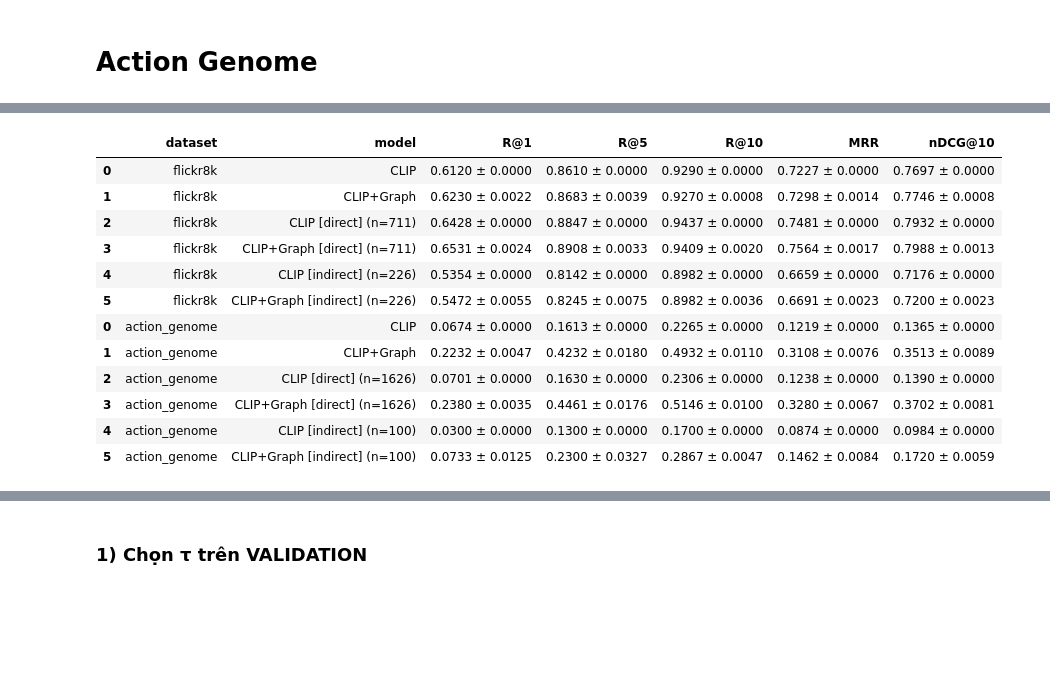
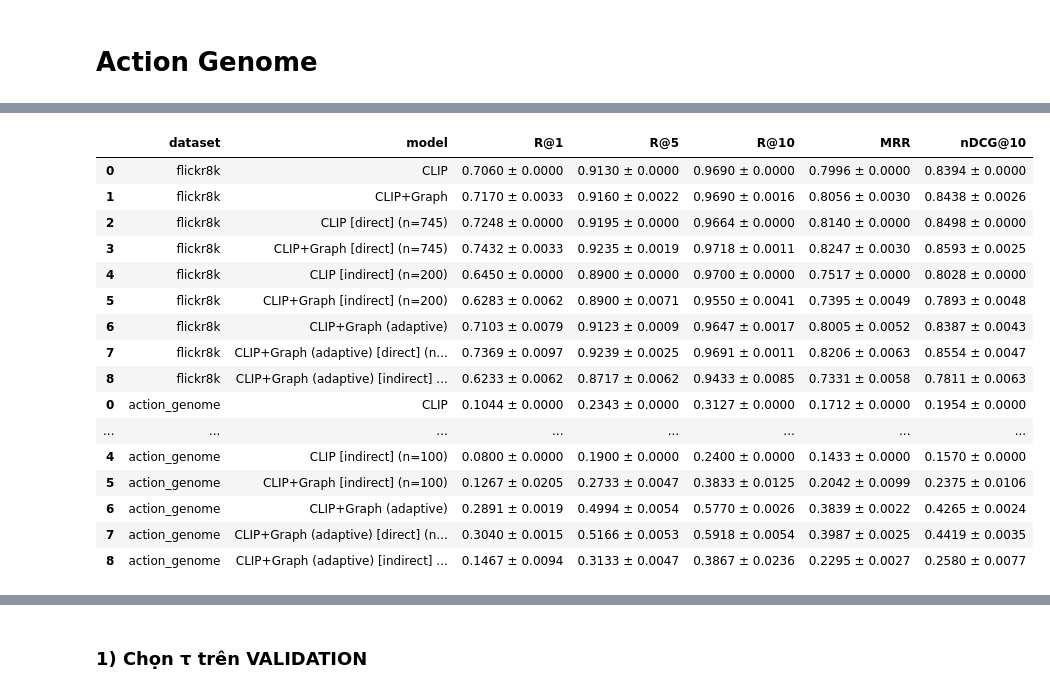
Before and after one commit to trinhphamtrunghieu/du-lieu-do-thi, a Jupyter notebook: v1_grap_project.ipynb, the cells around one changed output, grey strips where cells are left out. Cells and saved outputs as stored; diff of their text form; code cells hidden in the pictures; blank space fills up the shorter version.

```diff
--- a/v1_grap_project.ipynb
+++ b/v1_grap_project.ipynb
@@ -79,9 +79,9 @@ class CFG:
     test_ratio   = 0.20
 
     # --- CLIP ---
-    clip_model   = "ViT-B-32"
-    clip_weights = "laion2b_s34b_b79k"
-    clip_bs      = 256
+    clip_model   = "ViT-L-14"                 # trước: ViT-B-32. Tagger + baseline mạnh hơn rõ rệt
+    clip_weights = "laion2b_s32b_b82k"
+    clip_bs      = 128                        # ViT-L tốn bộ nhớ hơn; L4 24GB chạy 128 ổn
 
     # --- đồ thị ---
     max_path_len      = 3
@@ -136,8 +136,13 @@ class CFG:
     # --- thí nghiệm ---
     seeds        = [0, 1, 2]
     alpha_grid   = [0.0, 0.2, 0.4, 0.5, 0.6, 0.7, 0.8, 0.9, 1.0]
-    lambda_grid  = [0.0, 0.25, 0.5, 0.75, 1.0]
+    lambda_grid  = [0.0, 0.25, 0.5, 0.75]     # bỏ 1.0: λ=1 ⇒ s_path có trọng số 0 ⇒ giải thích không trung thực với điểm cuối
     ablations    = ("none", "random_edges", "no_relations", "no_scene", "no_related", "no_concept")
+
+    adaptive_fusion = True
+    fusion_steps    = 300
+    fusion_tau      = 0.2
+    fusion_wd       = 1e-2
 
     # --- xAI ---
     n_explain_queries = 20
@@ -1593,7 +1722,7 @@ def analyse_cases(art, records, n_success=5, n_fail=5):
     return cases
 
 
-def fidelity_study(art, n_queries=CFG.n_explain_queries):
+def fidelity_study(art, n_queries=CFG.n_explain_queries, top_m_paths_min=CFG.top_m_paths):
     eng, graph, model = art["engine"], art["graph"], art["model"]
     part = art["parts"]["test"]
     rows = []
@@ -1604,6 +1733,8 @@ def fidelity_study(art, n_queries=CFG.n_explain_queries):
             continue
         expl, s, det = explain_and_score(model, graph, int(part["gold_pos"][i]), cids)
         if det["n_paths"] == 0:
+            continue
+        if det["n_paths"] <= top_m_paths_min:   # quá ít đường đi ⇒ giải thích = toàn bộ, đối chứng vô nghĩa
             continue
         rows.append(dict(group=eng.queries[qi]["group"], **det,
                          drop_explanation=det["score_full"] - det["score_without_explanation"],
@@ -1903,7 +2034,7 @@ def load_flickr8k():
 
 
 def encode_flickr8k(records, parts):
-    cache = CFG.out_dir / "cache" / f"clip_flickr8k_{len(records)}.npz"
+    cache = CFG.out_dir / "cache" / f"clip_flickr8k_{CFG.clip_model}_{CFG.clip_weights}_{len(records)}.npz"
     if cache.exists():
         z = np.load(cache); print("Dùng lại cache CLIP:", cache.name); return z["img"], z["txt"]
     import open_clip
@@ -2608,6 +2797,7 @@ DATA_PATH = "/content/drive/MyDrive/DLDT/dataset/action-genome"
 # CẤP ĐỘ 2 — DATASET THỨ HAI: ACTION GENOME (text-to-video)
 # Chạy toàn bộ pipeline trên AG mà KHÔNG ghi đè kết quả Flickr8k.
 # =====================================================================================
+import os
 import nltk
 from contextlib import contextmanager
 from nltk.stem import WordNetLemmatizer
@@ -2694,7 +2884,7 @@ def load_action_genome():
 
 def encode_action_genome(recs):
     """CLIP từng frame → mean-pool theo thời gian → L2. Văn bản = mô tả Charades."""
-    cache = CFG.out_dir / "cache" / f"clip_ag_{len(recs)}.npz"
+    cache = CFG.out_dir / "cache" / f"clip_ag_{CFG.clip_model}_{CFG.clip_weights}_{len(recs)}.npz"
     if cache.exists():
         z = np.load(cache); print("Dùng lại cache CLIP:", cache.name); return z["img"], z["txt"]
     import open_clip
@@ -2706,7 +2896,9 @@ def encode_action_genome(recs):
     model = model.to(DEVICE).eval()
     for p in model.parameters(): p.requires_grad_(False)
     items = [(i, p) for i, r in enumerate(recs) for p in r["frames"]]
-
+    missing = [p for _, p in items if not os.path.exists(p)]
+    assert len(missing) <= 0.01 * len(items), \
+        f"{len(missing)}/{len(items)} frame không tồn tại (vd {missing[:2]}) — kiểm tra DATA_PATH"
     class FrameDS(Dataset):
         def __len__(self): return len(items)
         def __getitem__(self, k):
@@ -2725,11 +2917,28 @@ def encode_action_genome(recs):
         img = np.zeros((len(recs), feats.shape[1]), np.float32)
         np.add.at(img, np.array([i for i, _ in items]), feats)
         img /= np.linalg.norm(img, axis=1, keepdims=True).clip(1e-8)
-        caps, txt = [r["caption"] for r in recs], []
-        for s in range(0, len(caps), CFG.clip_bs):
-            tok = tokenizer(caps[s:s + CFG.clip_bs]).to(DEVICE)
-            txt.append(F.normalize(model.encode_text(tok), dim=-1).float().cpu().numpy())
-    txt = np.concatenate(txt)
+        caps = [r["caption"] for r in recs]
+        # Mô tả Charades thường dài hơn 77 token ⇒ open_clip cắt cụt. Tách theo câu, mã hoá từng câu,
+        # lấy trung bình. Giữ cả bản cắt cụt; chọn bản nào bằng MRR CLIP trên VAL (không nhìn test).
+        pieces, owner = [], []
+        for i, t in enumerate(caps):
+            sents = [s.strip() for s in re.split(r"(?<=[.!?])\s+", t) if len(s.strip().split()) >= 2] or [t]
+            pieces += sents; owner += [i] * len(sents)
+        enc = lambda xs: np.concatenate([F.normalize(model.encode_text(tokenizer(xs[s:s + CFG.clip_bs]).to(DEVICE)),
+                                                     dim=-1).float().cpu().numpy()
+                                         for s in range(0, len(xs), CFG.clip_bs)])
+        txt_trunc = enc(caps)
+        E = enc(pieces); txt_chunk = np.zeros_like(txt_trunc)
+        np.add.at(txt_chunk, np.array(owner), E)
+        txt_chunk /= np.linalg.norm(txt_chunk, axis=1, keepdims=True)
+        va = np.array([i for i, r in enumerate(recs) if r["split"] == "val"])
+        mrr = lambda T: reciprocal_ranks(np.tile(va, (len(va), 1)), T[va] @ img[va].T, va).mean()
+        m_t, m_c = mrr(txt_trunc), mrr(txt_chunk)
+        assert max(m_t, m_c) > 0.02, \
+            f"CLIP VAL MRR {max(m_t, m_c):.4f} ≈ ngẫu nhiên — frame hỏng hoặc ảnh/văn bản lệch thứ tự"
+        txt = txt_chunk if m_c > m_t else txt_trunc
+        log(f"Văn bản AG — VAL MRR CLIP: cắt cụt {m_t:.4f} | theo câu {m_c:.4f} → dùng "
+            f"{'theo câu' if m_c > m_t else 'cắt cụt'}")
     log(f"CLIP xong: ảnh {img.shape}, văn bản {txt.shape} → cache {cache.name}")
     del model; torch.cuda.empty_cache()
     np.savez_compressed(cache, img=img, txt=txt)
@@ -3047,13 +3256,17 @@ alpha
 |  | dataset | model | R@1 | R@5 | R@10 | MRR | nDCG@10 |
-| 0 | flickr8k | CLIP | 0.6120 ± 0.0000 | 0.8610 ± 0.0000 | 0.9290 ± 0.0000 | 0.7227 ± 0.0000 | 0.7697 ± 0.0000 |
-| 1 | flickr8k | CLIP+Graph | 0.6230 ± 0.0022 | 0.8683 ± 0.0039 | 0.9270 ± 0.0008 | 0.7298 ± 0.0014 | 0.7746 ± 0.0008 |
-| 2 | flickr8k | CLIP [direct] (n=711) | 0.6428 ± 0.0000 | 0.8847 ± 0.0000 | 0.9437 ± 0.0000 | 0.7481 ± 0.0000 | 0.7932 ± 0.0000 |
-| 3 | flickr8k | CLIP+Graph [direct] (n=711) | 0.6531 ± 0.0024 | 0.8908 ± 0.0033 | 0.9409 ± 0.0020 | 0.7564 ± 0.0017 | 0.7988 ± 0.0013 |
-| 4 | flickr8k | CLIP [indirect] (n=226) | 0.5354 ± 0.0000 | 0.8142 ± 0.0000 | 0.8982 ± 0.0000 | 0.6659 ± 0.0000 | 0.7176 ± 0.0000 |
-| 5 | flickr8k | CLIP+Graph [indirect] (n=226) | 0.5472 ± 0.0055 | 0.8245 ± 0.0075 | 0.8982 ± 0.0036 | 0.6691 ± 0.0023 | 0.7200 ± 0.0023 |
-| 0 | action_genome | CLIP | 0.0674 ± 0.0000 | 0.1613 ± 0.0000 | 0.2265 ± 0.0000 | 0.1219 ± 0.0000 | 0.1365 ± 0.0000 |
-| 1 | action_genome | CLIP+Graph | 0.2232 ± 0.0047 | 0.4232 ± 0.0180 | 0.4932 ± 0.0110 | 0.3108 ± 0.0076 | 0.3513 ± 0.0089 |
-| 2 | action_genome | CLIP [direct] (n=1626) | 0.0701 ± 0.0000 | 0.1630 ± 0.0000 | 0.2306 ± 0.0000 | 0.1238 ± 0.0000 | 0.1390 ± 0.0000 |
-| 3 | action_genome | CLIP+Graph [direct] (n=1626) | 0.2380 ± 0.0035 | 0.4461 ± 0.0176 | 0.5146 ± 0.0100 | 0.3280 ± 0.0067 | 0.3702 ± 0.0081 |
-| 4 | action_genome | CLIP [indirect] (n=100) | 0.0300 ± 0.0000 | 0.1300 ± 0.0000 | 0.1700 ± 0.0000 | 0.0874 ± 0.0000 | 0.0984 ± 0.0000 |
-| 5 | action_genome | CLIP+Graph [indirect] (n=100) | 0.0733 ± 0.0125 | 0.2300 ± 0.0327 | 0.2867 ± 0.0047 | 0.1462 ± 0.0084 | 0.1720 ± 0.0059 |
+| 0 | flickr8k | CLIP | 0.7060 ± 0.0000 | 0.9130 ± 0.0000 | 0.9690 ± 0.0000 | 0.7996 ± 0.0000 | 0.8394 ± 0.0000 |
+| 1 | flickr8k | CLIP+Graph | 0.7170 ± 0.0033 | 0.9160 ± 0.0022 | 0.9690 ± 0.0016 | 0.8056 ± 0.0030 | 0.8438 ± 0.0026 |
+| 2 | flickr8k | CLIP [direct] (n=745) | 0.7248 ± 0.0000 | 0.9195 ± 0.0000 | 0.9664 ± 0.0000 | 0.8140 ± 0.0000 | 0.8498 ± 0.0000 |
+| 3 | flickr8k | CLIP+Graph [direct] (n=745) | 0.7432 ± 0.0033 | 0.9235 ± 0.0019 | 0.9718 ± 0.0011 | 0.8247 ± 0.0030 | 0.8593 ± 0.0025 |
+| 4 | flickr8k | CLIP [indirect] (n=200) | 0.6450 ± 0.0000 | 0.8900 ± 0.0000 | 0.9700 ± 0.0000 | 0.7517 ± 0.0000 | 0.8028 ± 0.0000 |
+| 5 | flickr8k | CLIP+Graph [indirect] (n=200) | 0.6283 ± 0.0062 | 0.8900 ± 0.0071 | 0.9550 ± 0.0041 | 0.7395 ± 0.0049 | 0.7893 ± 0.0048 |
+| 6 | flickr8k | CLIP+Graph (adaptive) | 0.7103 ± 0.0079 | 0.9123 ± 0.0009 | 0.9647 ± 0.0017 | 0.8005 ± 0.0052 | 0.8387 ± 0.0043 |
+| 7 | flickr8k | CLIP+Graph (adaptive) [direct] (n... | 0.7369 ± 0.0097 | 0.9239 ± 0.0025 | 0.9691 ± 0.0011 | 0.8206 ± 0.0063 | 0.8554 ± 0.0047 |
+| 8 | flickr8k | CLIP+Graph (adaptive) [indirect] ... | 0.6233 ± 0.0062 | 0.8717 ± 0.0062 | 0.9433 ± 0.0085 | 0.7331 ± 0.0058 | 0.7811 ± 0.0063 |
+| 0 | action_genome | CLIP | 0.1044 ± 0.0000 | 0.2343 ± 0.0000 | 0.3127 ± 0.0000 | 0.1712 ± 0.0000 | 0.1954 ± 0.0000 |
+| ... | ... | ... | ... | ... | ... | ... | ... |
+| 4 | action_genome | CLIP [indirect] (n=100) | 0.0800 ± 0.0000 | 0.1900 ± 0.0000 | 0.2400 ± 0.0000 | 0.1433 ± 0.0000 | 0.1570 ± 0.0000 |
+| 5 | action_genome | CLIP+Graph [indirect] (n=100) | 0.1267 ± 0.0205 | 0.2733 ± 0.0047 | 0.3833 ± 0.0125 | 0.2042 ± 0.0099 | 0.2375 ± 0.0106 |
+| 6 | action_genome | CLIP+Graph (adaptive) | 0.2891 ± 0.0019 | 0.4994 ± 0.0054 | 0.5770 ± 0.0026 | 0.3839 ± 0.0022 | 0.4265 ± 0.0024 |
+| 7 | action_genome | CLIP+Graph (adaptive) [direct] (n... | 0.3040 ± 0.0015 | 0.5166 ± 0.0053 | 0.5918 ± 0.0054 | 0.3987 ± 0.0025 | 0.4419 ± 0.0035 |
+| 8 | action_genome | CLIP+Graph (adaptive) [indirect] ... | 0.1467 ± 0.0094 | 0.3133 ± 0.0047 | 0.3867 ± 0.0236 | 0.2295 ± 0.0027 | 0.2580 ± 0.0077 |
```
Also changed, not shown: parts of 25 cells of this notebook.
